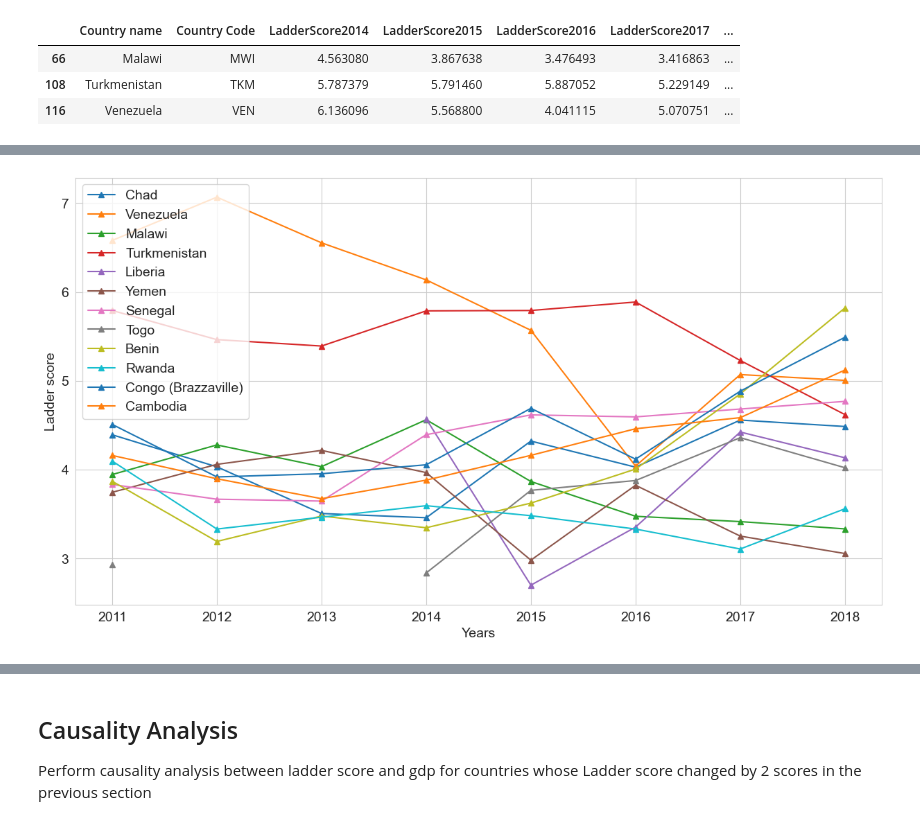
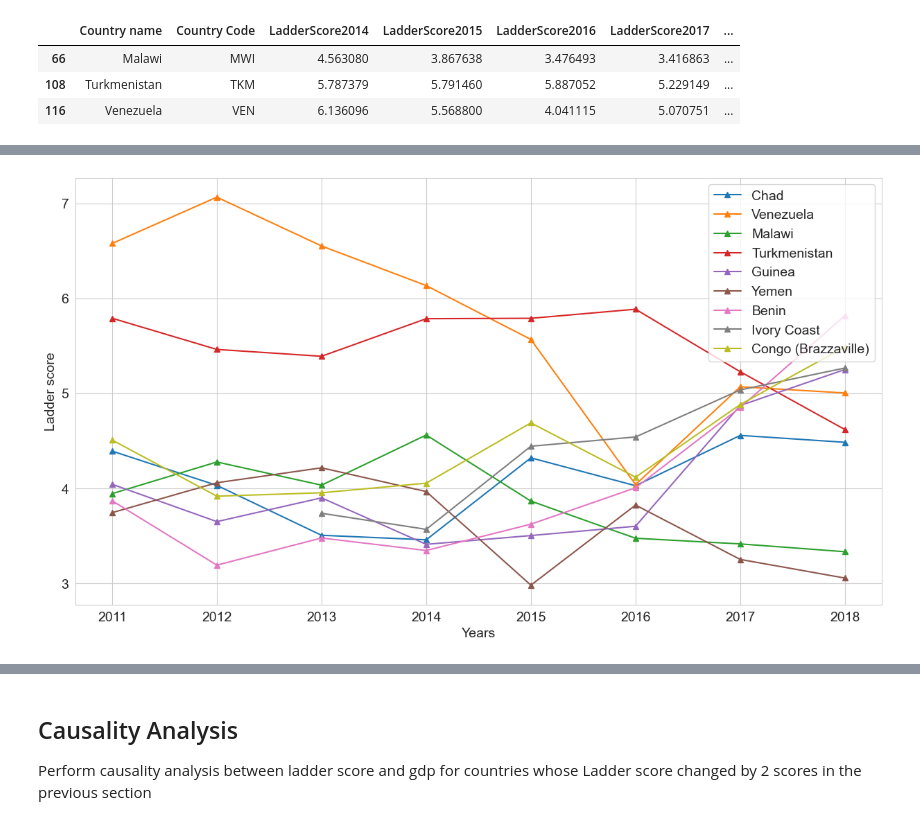
Before and after one commit to Eilaf12/WorldHappinessAnalysis, a Jupyter notebook: report4_WorldHappiness_Free_Analysis.ipynb, the cells around one changed output, grey strips where cells are left out. Saved outputs shown, nothing was run; the diff lists cells and outputs as text; code cells hidden in the pictures.

```diff
--- a/report4_WorldHappiness_Free_Analysis.ipynb
+++ b/report4_WorldHappiness_Free_Analysis.ipynb
@@ -243,26 +255,26 @@ def plot_ladder_score_series(country, start_year = 2):
 # %%
 #plot all the countries with big changes as a line plot before the casaulity analysis
 plt.figure(figsize=(15, 8))
 
 plot_ladder_score_series('Chad', 8)
 plot_ladder_score_series('Venezuela', 8)
 plot_ladder_score_series('Malawi', 8)
 plot_ladder_score_series('Turkmenistan', 8)
-plot_ladder_score_series('Liberia', 8)
+plot_ladder_score_series('Guinea', 8)
 plot_ladder_score_series('Yemen', 8)
-plot_ladder_score_series('Senegal', 8)
-plot_ladder_score_series('Togo', 8)
+#plot_ladder_score_series('Senegal', 8)
+#plot_ladder_score_series('Cameroon', 8)
 plot_ladder_score_series('Benin', 8)
-plot_ladder_score_series('Rwanda', 8)
+plot_ladder_score_series('Ivory Coast', 8)
 plot_ladder_score_series('Congo (Brazzaville)', 8)
-plot_ladder_score_series('Cambodia', 8)
+#plot_ladder_score_series('Cambodia', 8)
 
 plt.legend(fontsize = 14)
 plt.savefig('media4.0\\sad_ladder_score_changes.jpg', bbox_inches = 'tight')
 
 #gdpdf.groupby('Country Name').get_group('Chad').iloc[:, 49:63].melt( var_name = 'Year', value_name = 'gdp' ).plot()
 # %% [output]
-[figure, old version]
+[figure, new version]
 # %%
 plt.figure(figsize=(13, 8))
 
```
Also changed, not shown: parts of 60 cells of this notebook.
